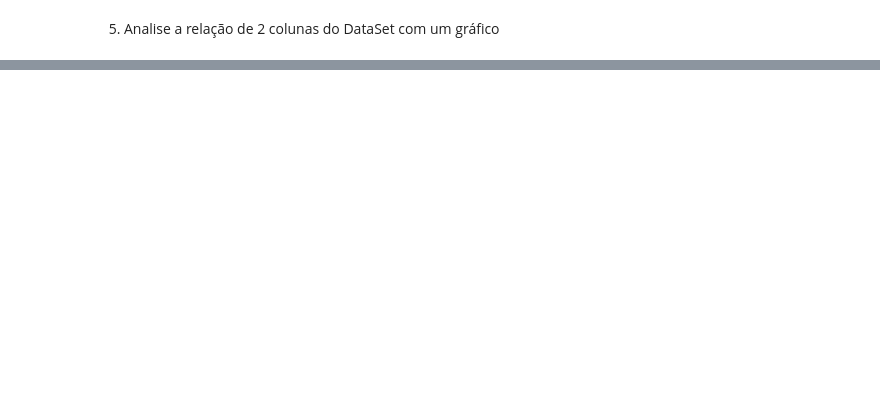
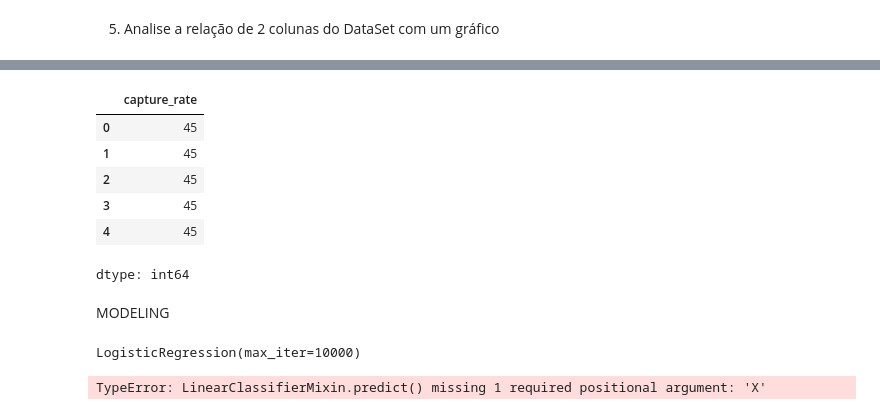
Before and after one commit to matheusmoyaoliveira/fiap-projetos-1tdspv, a Jupyter notebook: Artificial Intelligence & Chatbot/aula-jupyter-notebook/Noturno_Pokemon.ipynb, the cells around one changed output, grey strips where cells are left out. Saved outputs shown, nothing was run; the diff lists cells and outputs as text; code cells hidden in the pictures; blank space fills up the shorter version.

```diff
--- a/Artificial Intelligence & Chatbot/aula-jupyter-notebook/Noturno_Pokemon.ipynb
+++ b/Artificial Intelligence & Chatbot/aula-jupyter-notebook/Noturno_Pokemon.ipynb
@@ -229,0 +332,12 @@ fig.show()
+# %%
+y.head()
+# %% [output]
+|  | capture_rate |
+| 0 | 45 |
+| 1 | 45 |
+| 2 | 45 |
+| 3 | 45 |
+| 4 | 45 |
+dtype: int64
+# %% [markdown]
+MODELING
@@ -229,0 +348,8 @@ fig.show()
+# %%
+clf
+# %% [output]
+LogisticRegression(max_iter=10000)
+# %%
+clf.predict()
+# %% [output]
+TypeError: LinearClassifierMixin.predict() missing 1 required positional argument: 'X'
```
Also changed, not shown: parts of 22 cells of this notebook.
